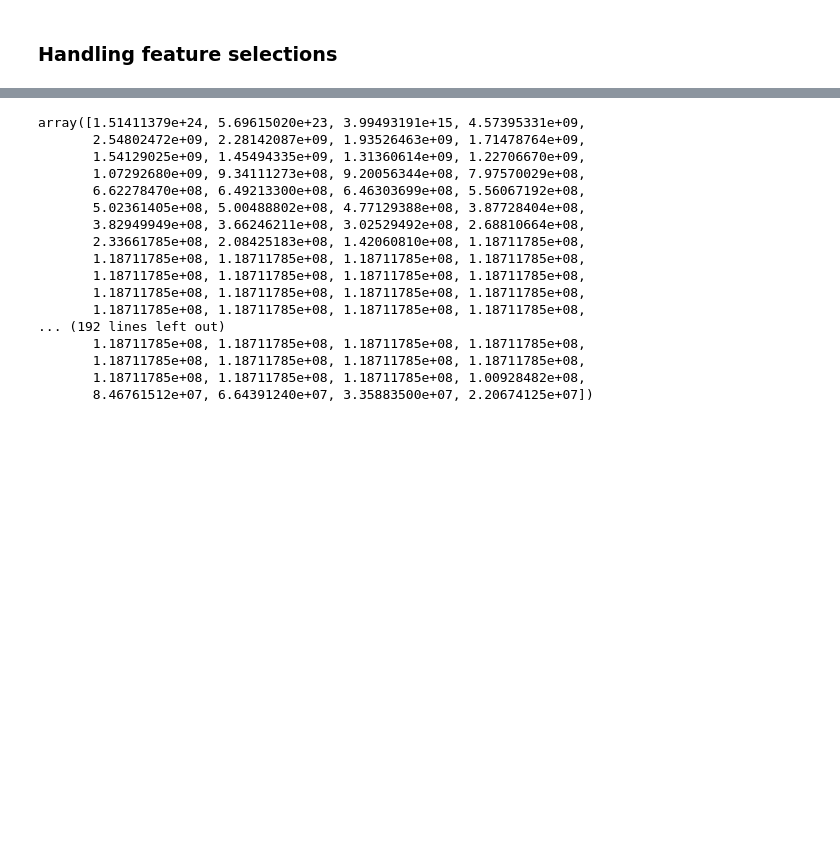
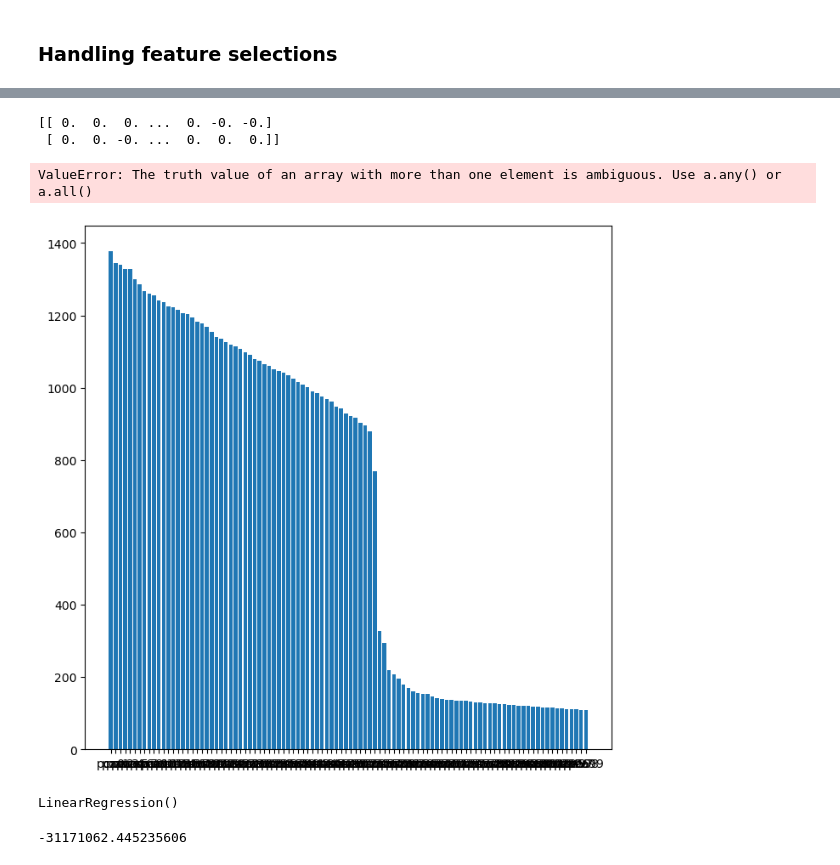
Before and after one commit to qglht/AML, a Jupyter notebook: Project1.ipynb, the cells around one changed output, grey strips where cells are left out. Drawn from its saved outputs; the diff is of its cells as text; code cells hidden in the pictures; blank space fills up the shorter version.

```diff
--- a/Project1.ipynb
+++ b/Project1.ipynb
@@ -16,6 +16,7 @@ Xt = pd.read_csv('X_test.csv')
 y = pd.read_csv('y_train.csv')
 to_drop = ['x104', 'x129', 'x489', 'x530']
 X = X.drop(columns=to_drop)
+y = y.drop(columns=['id'])
 # %%
 X_train, X_test, y_train, y_test = train_test_split(X, y, test_size=0.2, random_state=42)
 # %% [markdown]
@@ -75,3 +80,17 @@ X_norm
 | 860 | 0.000496 | 0.000957 | 0.003818 | 3.365401e-05 | 0.598835 | -0.024605 | 0.001083 | -0.000512 | -0.001144 | -0.853322 | ... | ... |
 | 1126 | 0.000677 | 0.000666 | 0.001073 | 1.094302e-04 | 0.250039 | -0.005299 | 0.000209 | -0.000002 | 0.005601 | 0.377086 | ... | ... |
 969 rows × 828 columns
+# %%
+d = {}
+for col in X_norm.columns:
+    Q1, Q3 = np.percentile(X_norm[col],25), np.percentile(X_norm[col],75)
+    IQR = Q3 - Q1
+    outlier_step = IQR * 2
+    lower_range = Q1 - (outlier_step)
+    upper_range = Q3 + (outlier_step)
+    d[col] = (lower_range, upper_range)
+for i, row in X_norm.iterrows():
+    for col in X_norm.columns:
+        if row[col] < d[col][0] or row[col] > d[col][1]:
+            X_norm.loc[i,col]=0
+X_norm
@@ -86,0 +130,3 @@ plt.show()
+# %%
+lasso = Lasso()
+lasso.fit(X_norm, y_train)
@@ -87,22 +155,28 @@ plt.show()
+# %%
+print(lasso.coef_)
+len([coef for coef in lasso.coef_ if coef!=0])
+# %% [output]
+[[ 0.  0.  0. ...  0. -0. -0.]
+ [ 0.  0. -0. ...  0.  0.  0.]]
+ValueError: The truth value of an array with more than one element is ambiguous. Use a.any() or a.all()
 # %%
-pca=PCA()
+pca=PCA(n_components=100)
 pca.fit(X_norm, y_train)
-pca.singular_values_
+
+plt.figure(figsize=(8,8))
+plt.bar(pca.get_feature_names_out(),pca.singular_values_)
+plt.show()
 # %% [output]
-array([1.51411379e+24, 5.69615020e+23, 3.99493191e+15, 4.57395331e+09,
-       2.54802472e+09, 2.28142087e+09, 1.93526463e+09, 1.71478764e+09,
-       1.54129025e+09, 1.45494335e+09, 1.31360614e+09, 1.22706670e+09,
-       1.07292680e+09, 9.34111273e+08, 9.20056344e+08, 7.97570029e+08,
-       6.62278470e+08, 6.49213300e+08, 6.46303699e+08, 5.56067192e+08,
-       5.02361405e+08, 5.00488802e+08, 4.77129388e+08, 3.87728404e+08,
-       3.82949949e+08, 3.66246211e+08, 3.02529492e+08, 2.68810664e+08,
-       2.33661785e+08, 2.08425183e+08, 1.42060810e+08, 1.18711785e+08,
-       1.18711785e+08, 1.18711785e+08, 1.18711785e+08, 1.18711785e+08,
-       1.18711785e+08, 1.18711785e+08, 1.18711785e+08, 1.18711785e+08,
-       1.18711785e+08, 1.18711785e+08, 1.18711785e+08, 1.18711785e+08,
-       1.18711785e+08, 1.18711785e+08, 1.18711785e+08, 1.18711785e+08,
-... (192 lines left out)
-       1.18711785e+08, 1.18711785e+08, 1.18711785e+08, 1.18711785e+08,
-       1.18711785e+08, 1.18711785e+08, 1.18711785e+08, 1.18711785e+08,
-       1.18711785e+08, 1.18711785e+08, 1.18711785e+08, 1.00928482e+08,
-       8.46761512e+07, 6.64391240e+07, 3.35883500e+07, 2.20674125e+07])
+[figure, added]
+# %%
+X_pca = pca.transform(X_norm)
+model = LinearRegression()
+model.fit(X_pca, y_train)
+# %% [output]
+LinearRegression()
+# %%
+y_pred = model.predict(pca.transform(X_test))
+score = r2_score(y_test, y_pred)
+score
+# %% [output]
+-31171062.445235606
```
Also changed, not shown: parts of 8 cells of this notebook.
